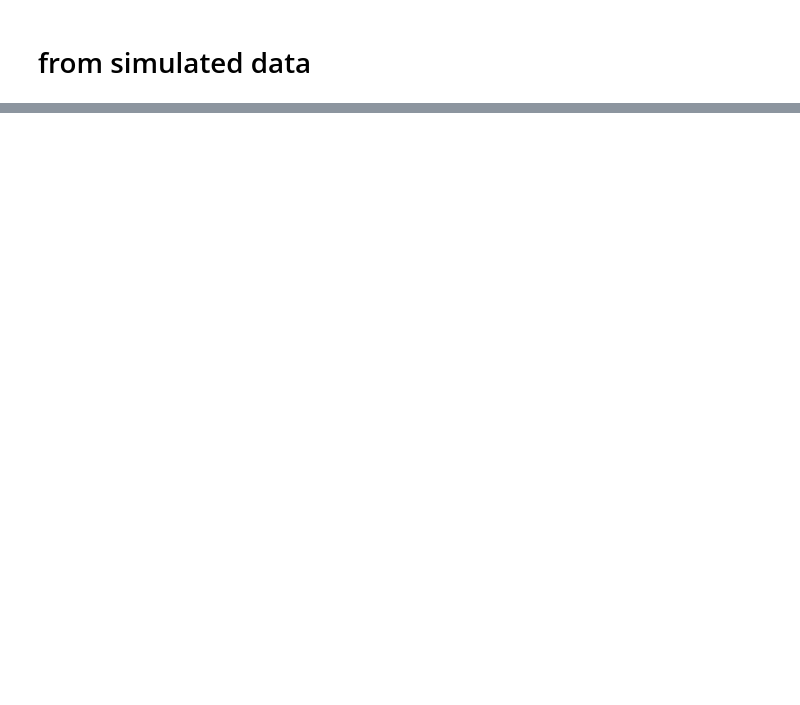
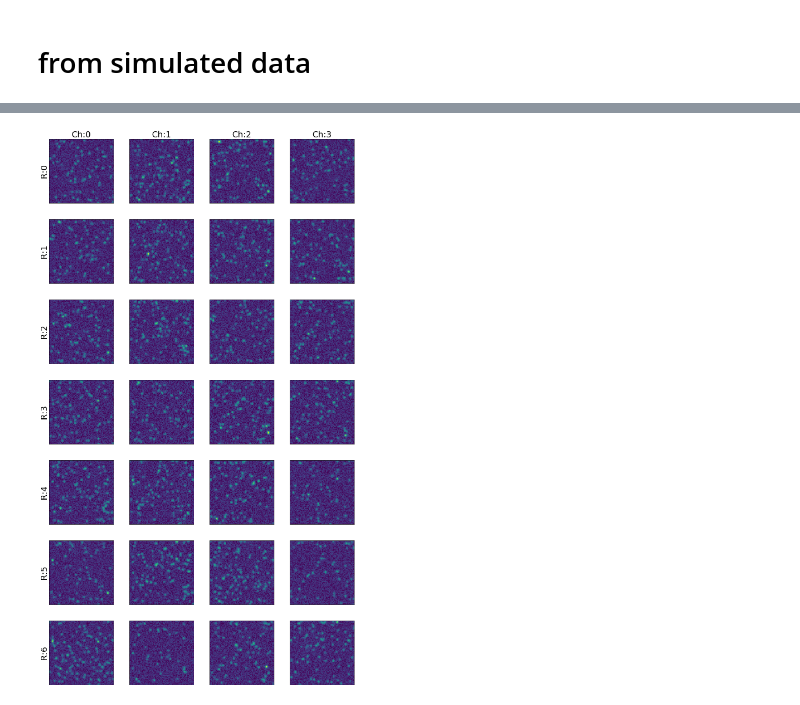
Before and after one commit to jacksonloper/barcoderegression, a Jupyter notebook: example.ipynb, the cells around one changed output, grey strips where cells are left out. Drawn from its saved outputs; the diff is of its cells as text; code cells hidden in the pictures; blank space fills up the shorter version.

```diff
--- a/example.ipynb
+++ b/example.ipynb
@@ -18,11 +22,9 @@ from barcoderegression.plotting import AnimAcross
 # %% [markdown]
 # from simulated data
 # %%
-with open("example.pkl",'rb') as f:
+DATA_PATH = pkg_resources.resource_filename('barcoderegression', 'example.pkl')
+with open(DATA_PATH,'rb') as f:
     example=pickle.load(f)
     gene_names=example['gene_names']
-
-npr.seed(0)
-model,Xrav,X_without_noise = barcoderegression.simulations.simulation_from_B(
-    example['barcode'],spatial_dims,100,blursize=[2.5,2.5],noise=.15,genedistr=example['genedistr'],lam=.05)
-X=Xrav.reshape(spatial_dims+(model.R,model.C))
+    codebook=example['barcode']
+    genedistr=example['genedistr']
@@ -135,0 +31,8 @@ with AnimAcross(columns=len(js),ratio=.9) as a:
+# %%
+spatial_dims=(100,100)
+sim=barcoderegression.simulations.simulate(codebook,spatial_dims,300)
+X=sim['X']
+# %%
+barcoderegression.plotting.plot_raw_data_2d(X)
+# %% [output]
+[figure, added]
```
Also changed, not shown: parts of 8 cells of this notebook, 3 other files.
